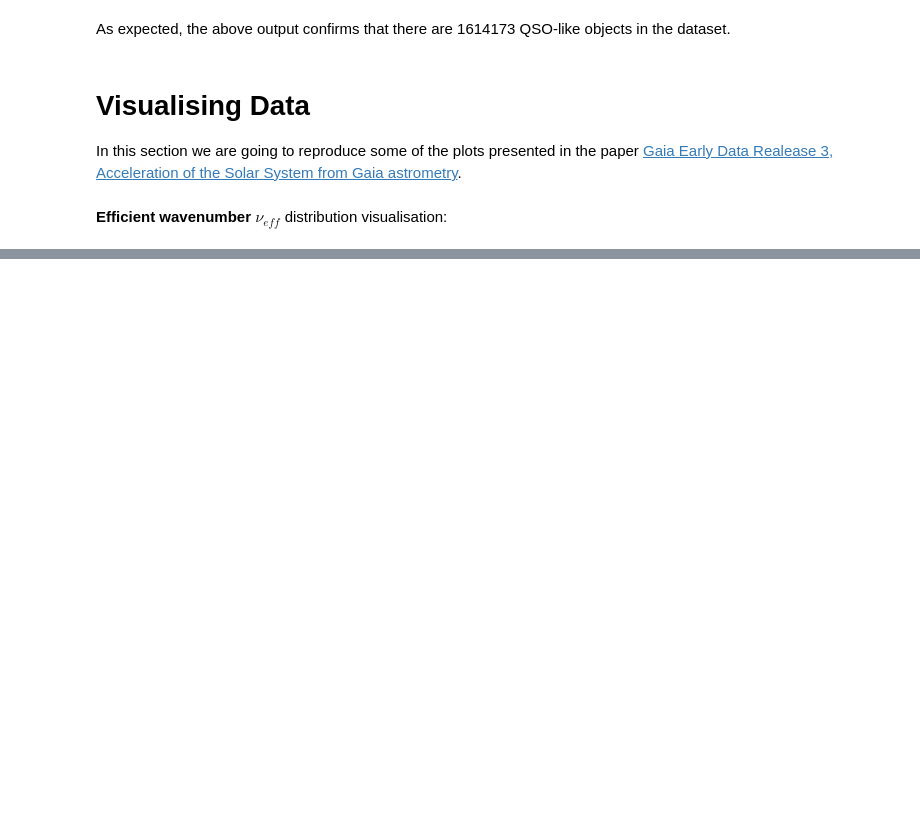
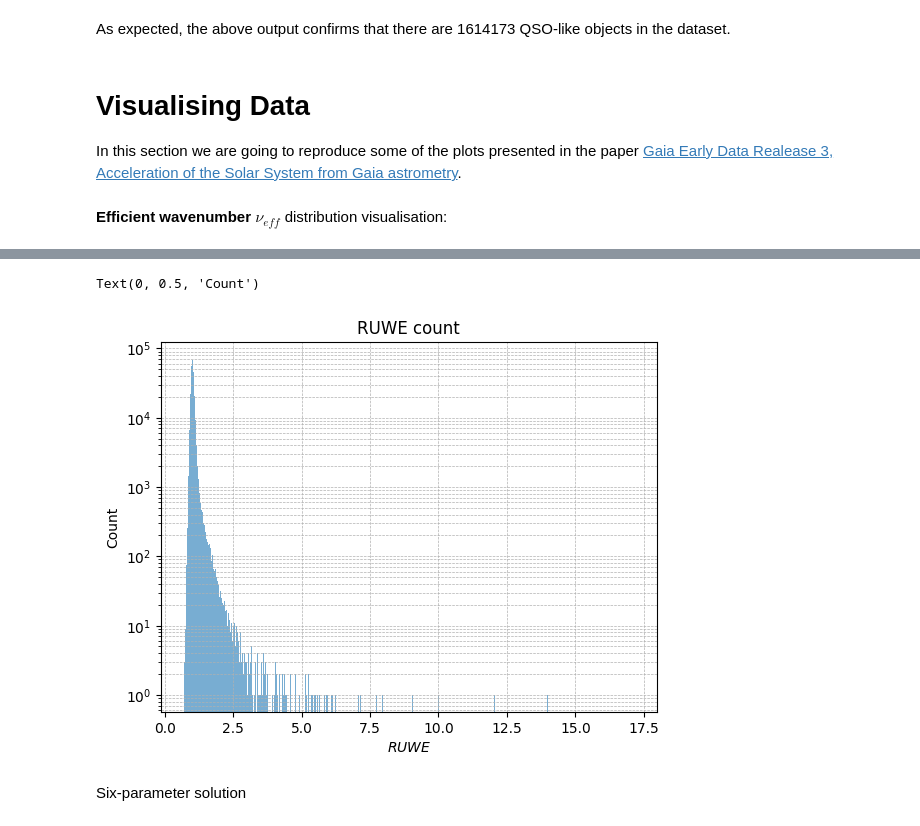
Before and after one commit to MatteoMancini01/Gaia_EDR3, a Jupyter notebook: NoteBook.ipynb, the cells around one changed output, grey strips where cells are left out. Saved outputs shown, nothing was run; the diff lists cells and outputs as text; code cells hidden in the pictures; blank space fills up the shorter version.

```diff
--- a/NoteBook.ipynb
+++ b/NoteBook.ipynb
@@ -122,0 +169,12 @@ plt.hist(data_nu_eff, bins=1000, density=True, alpha=0.6)
+# %%
+plt.hist(data_RUWE, bins=3000, density=False, alpha=0.6, histtype='bar', log = True)
+#plt.yscale('log')
+plt.grid(True, which='both', linestyle='--', linewidth=0.5)
+plt.title('''RUWE count''')
+plt.xlabel(r'$RUWE$')
+plt.ylabel('Count')
+# %% [output]
+Text(0, 0.5, 'Count')
+[figure, added]
+# %% [markdown]
+Six-parameter solution
```
Also changed, not shown: parts of 15 cells of this notebook.
